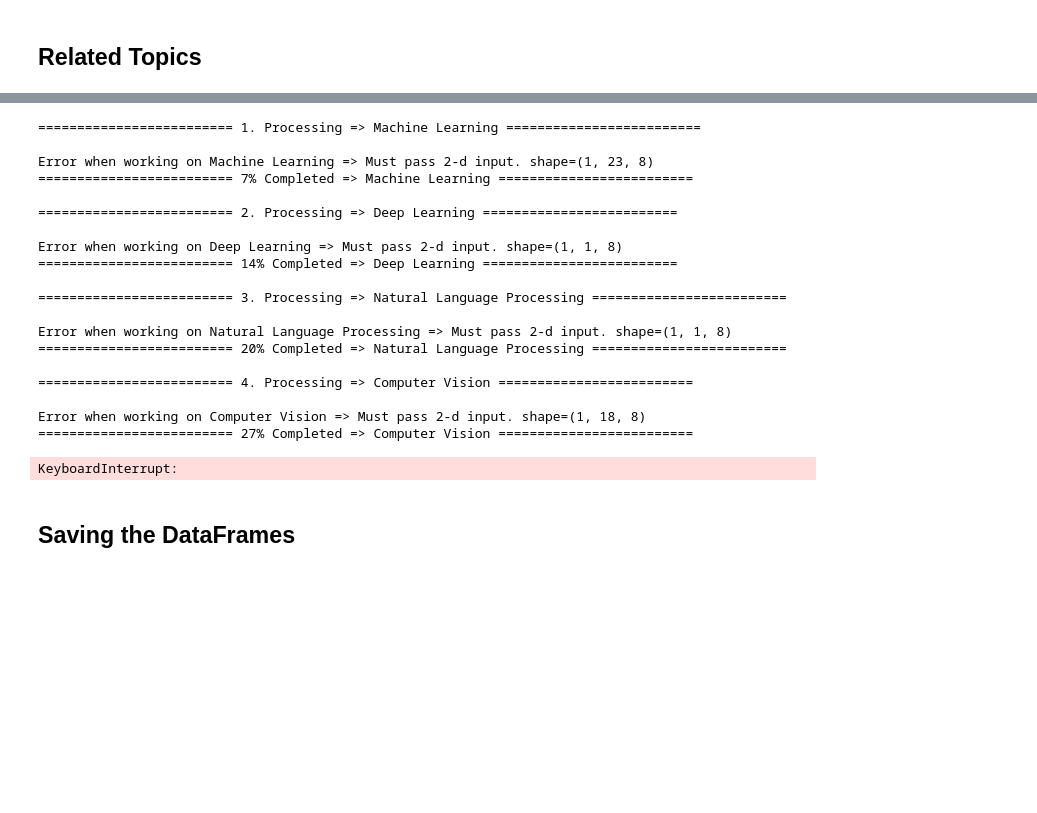
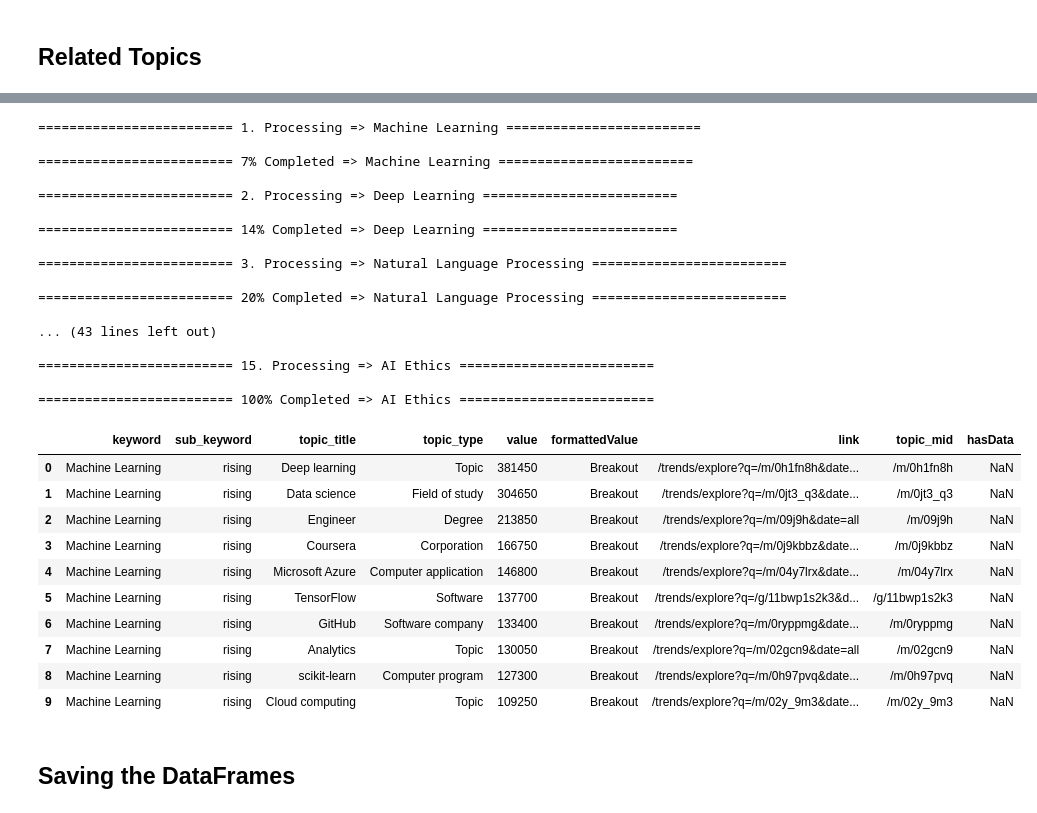
Before and after one commit to purrvaja/Google-Trends-Analysis-with-Power-BI, a Jupyter notebook: google_trends_api.ipynb, the cells around one changed output, grey strips where cells are left out. Drawn from its saved outputs; the diff is of its cells as text; code cells hidden in the pictures; blank space fills up the shorter version.

```diff
--- a/google_trends_api.ipynb
+++ b/google_trends_api.ipynb
@@ -227,7 +324,7 @@ def related_topics(keywords_list, pt):
                 l2_data['sub_keyword'] = l2_key
 
                 # Append to the level 2 dataframe
-                level2_df = pd.concat([level2_df, pd.DataFrame([l2_data])], ignore_index=True)
+                level2_df = pd.concat([level2_df, pd.DataFrame(l2_data)], ignore_index=True)
 
             # Appending the results to the main DataFrame
             result_df = pd.concat([result_df, level2_df], ignore_index=True)
@@ -249,24 +346,35 @@ rt_df = related_topics(keywords_list, pt)
 # %% [output]
 ========================= 1. Processing => Machine Learning =========================
 
-Error when working on Machine Learning => Must pass 2-d input. shape=(1, 23, 8)
 ========================= 7% Completed => Machine Learning =========================
 
 ========================= 2. Processing => Deep Learning =========================
 
-Error when working on Deep Learning => Must pass 2-d input. shape=(1, 1, 8)
 ========================= 14% Completed => Deep Learning =========================
 
 ========================= 3. Processing => Natural Language Processing =========================
 
-Error when working on Natural Language Processing => Must pass 2-d input. shape=(1, 1, 8)
 ========================= 20% Completed => Natural Language Processing =========================
 
-========================= 4. Processing => Computer Vision =========================
+... (43 lines left out)
 
-Error when working on Computer Vision => Must pass 2-d input. shape=(1, 18, 8)
-========================= 27% Completed => Computer Vision =========================
+========================= 15. Processing => AI Ethics =========================
+
+========================= 100% Completed => AI Ethics =========================
-KeyboardInterrupt:
+# %%
+rt_df.head(10)
+# %% [output]
+|  | keyword | sub_keyword | topic_title | topic_type | value | formattedValue | link | topic_mid | hasData |
+| 0 | Machine Learning | rising | Deep learning | Topic | 381450 | Breakout | /trends/explore?q=/m/0h1fn8h&date... | /m/0h1fn8h | NaN |
+| 1 | Machine Learning | rising | Data science | Field of study | 304650 | Breakout | /trends/explore?q=/m/0jt3_q3&date... | /m/0jt3_q3 | NaN |
+| 2 | Machine Learning | rising | Engineer | Degree | 213850 | Breakout | /trends/explore?q=/m/09j9h&date=all | /m/09j9h | NaN |
+| 3 | Machine Learning | rising | Coursera | Corporation | 166750 | Breakout | /trends/explore?q=/m/0j9kbbz&date... | /m/0j9kbbz | NaN |
+| 4 | Machine Learning | rising | Microsoft Azure | Computer application | 146800 | Breakout | /trends/explore?q=/m/04y7lrx&date... | /m/04y7lrx | NaN |
+| 5 | Machine Learning | rising | TensorFlow | Software | 137700 | Breakout | /trends/explore?q=/g/11bwp1s2k3&d... | /g/11bwp1s2k3 | NaN |
+| 6 | Machine Learning | rising | GitHub | Software company | 133400 | Breakout | /trends/explore?q=/m/0ryppmg&date... | /m/0ryppmg | NaN |
+| 7 | Machine Learning | rising | Analytics | Topic | 130050 | Breakout | /trends/explore?q=/m/02gcn9&date=all | /m/02gcn9 | NaN |
+| 8 | Machine Learning | rising | scikit-learn | Computer program | 127300 | Breakout | /trends/explore?q=/m/0h97pvq&date... | /m/0h97pvq | NaN |
+| 9 | Machine Learning | rising | Cloud computing | Topic | 109250 | Breakout | /trends/explore?q=/m/02y_9m3&date... | /m/02y_9m3 | NaN |
 # %% [markdown]
 ## Saving the DataFrames
 # %%
```
Also changed, not shown: parts of 11 cells of this notebook.
